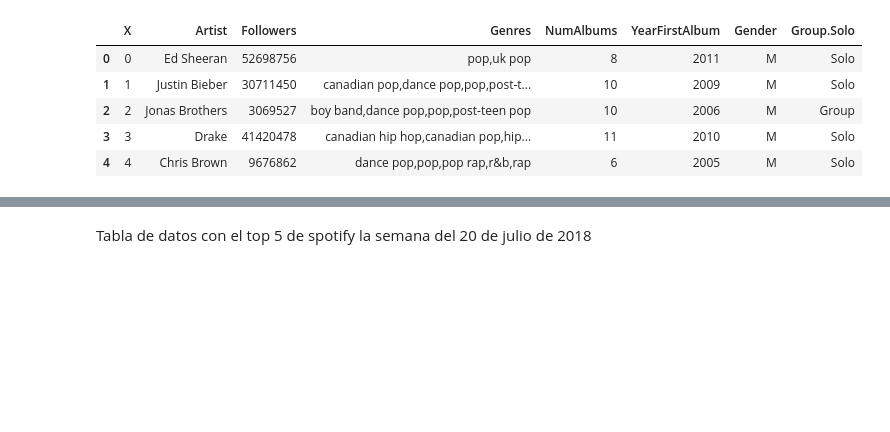
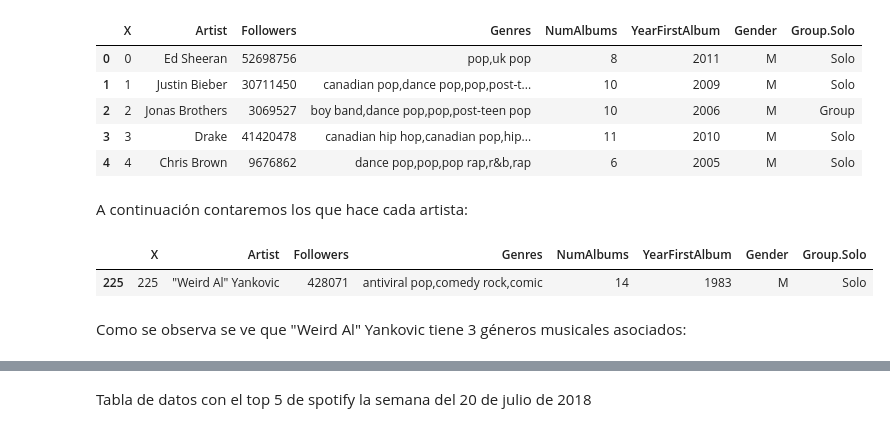
Before and after one commit to Litr0/Proyecto-Mineria, a Jupyter notebook: Hito1.ipynb, the cells around one changed output, grey strips where cells are left out. Cells and saved outputs as stored; diff of their text form; code cells hidden in the pictures; blank space fills up the shorter version.

```diff
--- a/Hito1.ipynb
+++ b/Hito1.ipynb
@@ -52,3 +52,12 @@ artistDf.head()
 | 2 | 2 | Jonas Brothers | 3069527 | boy band,dance pop,pop,post-teen pop | 10 | 2006 | M | Group |
 | 3 | 3 | Drake | 41420478 | canadian hip hop,canadian pop,hip... | 11 | 2010 | M | Solo |
 | 4 | 4 | Chris Brown | 9676862 | dance pop,pop,pop rap,r&b,rap | 6 | 2005 | M | Solo |
+# %% [markdown]
+A continuación contaremos los que hace cada artista:
+# %%
+artistDf[artistDf['Artist'] == '"Weird Al" Yankovic']
+# %% [output]
+|  | X | Artist | Followers | Genres | NumAlbums | YearFirstAlbum | Gender | Group.Solo |
+| 225 | 225 | "Weird Al" Yankovic | 428071 | antiviral pop,comedy rock,comic | 14 | 1983 | M | Solo |
+# %% [markdown]
+Como se observa se ve que "Weird Al" Yankovic tiene 3 géneros musicales asociados:
```
Also changed, not shown: parts of 3 cells of this notebook.
